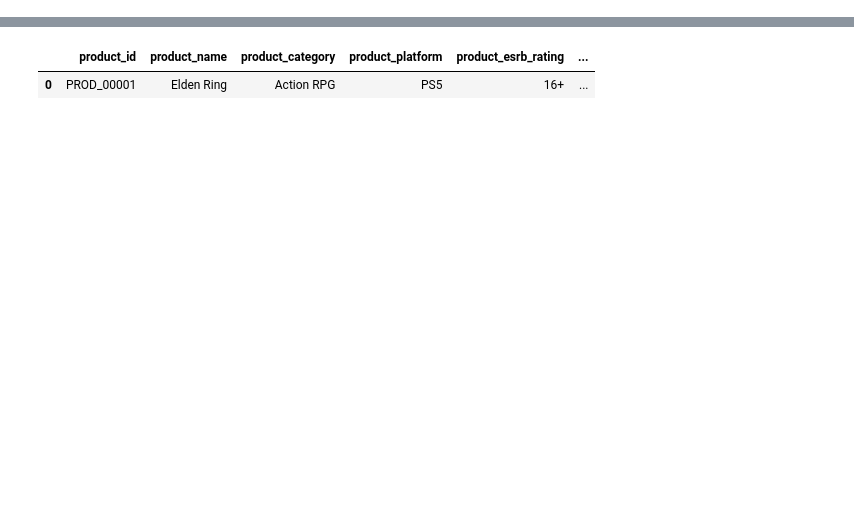
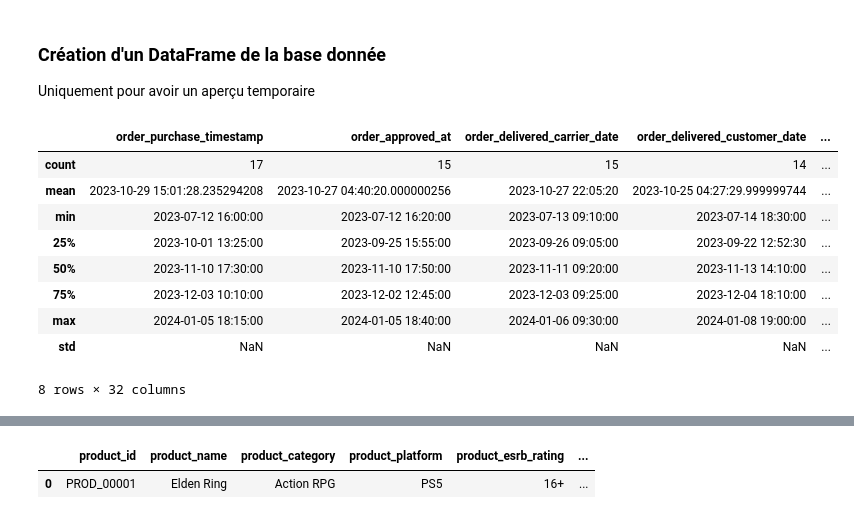
Before and after one commit to AxelBcr/AppDec_VideoGame, a Jupyter notebook: Magasin.ipynb, the cells around one changed output, grey strips where cells are left out. Saved outputs shown, nothing was run; the diff lists cells and outputs as text; code cells hidden in the pictures; blank space fills up the shorter version.

```diff
--- a/Magasin.ipynb
+++ b/Magasin.ipynb
@@ -132,0 +299,18 @@ magasin = Magasin()
+# %% [markdown]
+### Création d'un DataFrame de la base donnée
+
+Uniquement pour avoir un aperçu temporaire
+# %%
+# Description de la Database
+magasin.describe_database()
+# %% [output]
+|  | order_purchase_timestamp | order_approved_at | order_delivered_carrier_date | order_delivered_customer_date | ... |
+| count | 17 | 15 | 15 | 14 | ... |
+| mean | 2023-10-29 15:01:28.235294208 | 2023-10-27 04:40:20.000000256 | 2023-10-27 22:05:20 | 2023-10-25 04:27:29.999999744 | ... |
+| min | 2023-07-12 16:00:00 | 2023-07-12 16:20:00 | 2023-07-13 09:10:00 | 2023-07-14 18:30:00 | ... |
+| 25% | 2023-10-01 13:25:00 | 2023-09-25 15:55:00 | 2023-09-26 09:05:00 | 2023-09-22 12:52:30 | ... |
+| 50% | 2023-11-10 17:30:00 | 2023-11-10 17:50:00 | 2023-11-11 09:20:00 | 2023-11-13 14:10:00 | ... |
+| 75% | 2023-12-03 10:10:00 | 2023-12-02 12:45:00 | 2023-12-03 09:25:00 | 2023-12-04 18:10:00 | ... |
+| max | 2024-01-05 18:15:00 | 2024-01-05 18:40:00 | 2024-01-06 09:30:00 | 2024-01-08 19:00:00 | ... |
+| std | NaN | NaN | NaN | NaN | ... |
+8 rows × 32 columns
```
Also changed, not shown: parts of 12 cells of this notebook.
